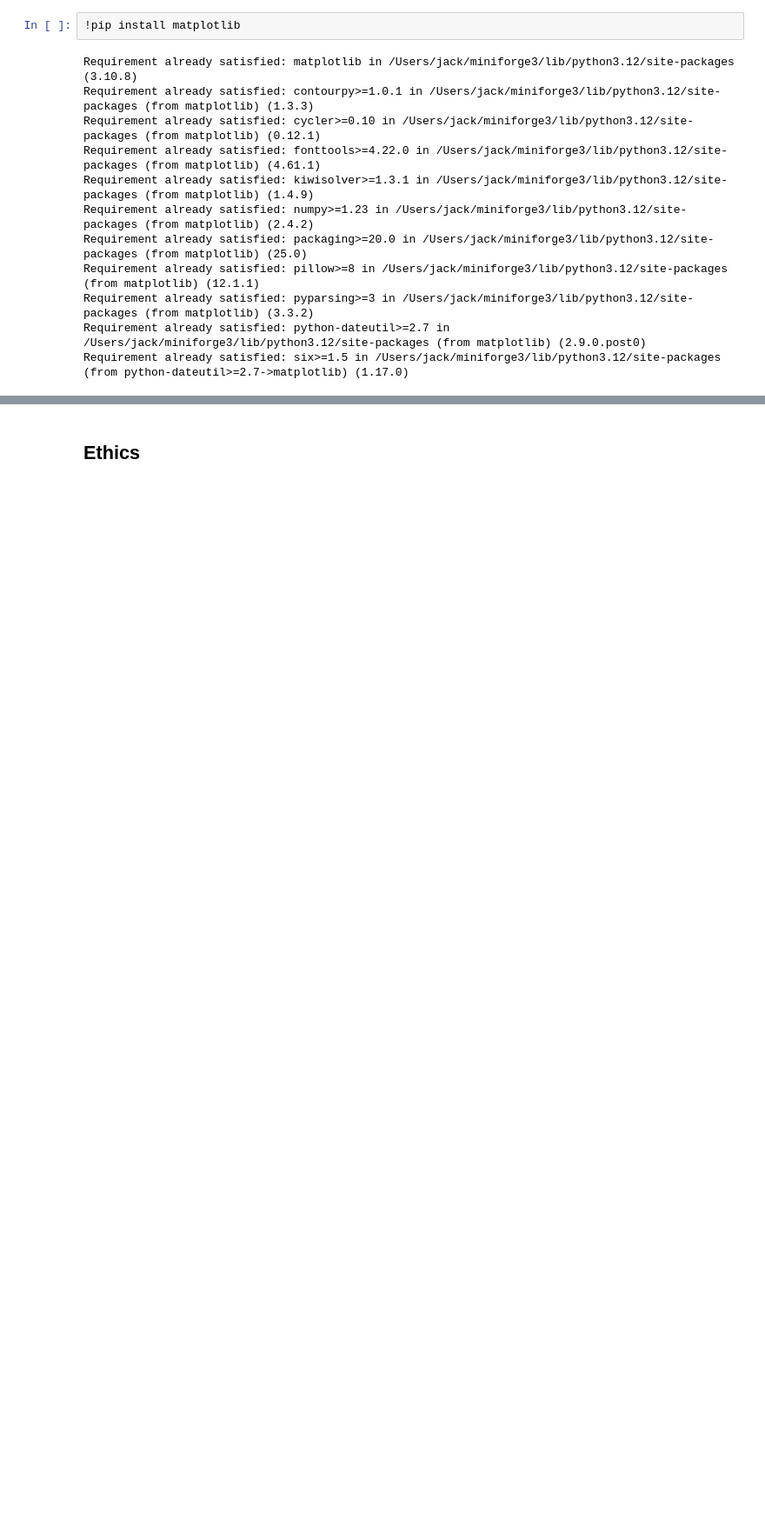
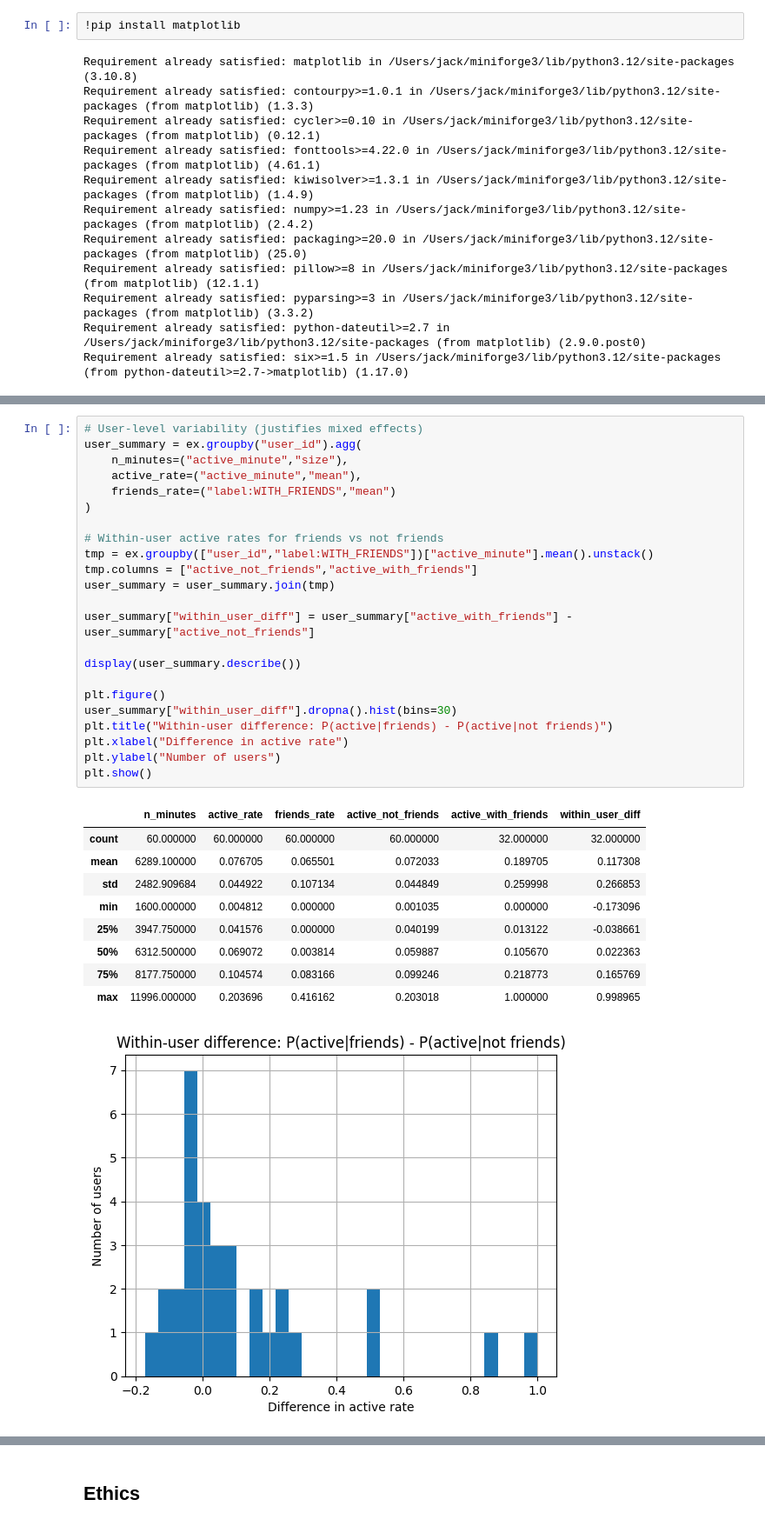
Before and after one commit to COGS108/Group033_WI26, a Jupyter notebook: 02-EDACheckpoint.ipynb, the cells around one changed output, grey strips where cells are left out. Shown at 87% size. Saved outputs shown, nothing was run; the diff lists cells and outputs as text; blank space fills up the shorter version.

```diff
--- a/02-EDACheckpoint.ipynb
+++ b/02-EDACheckpoint.ipynb
@@ -510 +676,35 @@ print(ex.shape, temp.shape, holi.shape)
+# %%
+# User-level variability (justifies mixed effects)
+user_summary = ex.groupby("user_id").agg(
+    n_minutes=("active_minute","size"),
+    active_rate=("active_minute","mean"),
+    friends_rate=("label:WITH_FRIENDS","mean")
+)
+
+# Within-user active rates for friends vs not friends
+tmp = ex.groupby(["user_id","label:WITH_FRIENDS"])["active_minute"].mean().unstack()
+tmp.columns = ["active_not_friends","active_with_friends"]
+user_summary = user_summary.join(tmp)
+
+user_summary["within_user_diff"] = user_summary["active_with_friends"] - user_summary["active_not_friends"]
+
+display(user_summary.describe())
+
+plt.figure()
+user_summary["within_user_diff"].dropna().hist(bins=30)
+plt.title("Within-user difference: P(active|friends) - P(active|not friends)")
+plt.xlabel("Difference in active rate")
+plt.ylabel("Number of users")
+plt.show()
+# %% [output]
+|  | n_minutes | active_rate | friends_rate | active_not_friends | active_with_friends | within_user_diff |
+| count | 60.000000 | 60.000000 | 60.000000 | 60.000000 | 32.000000 | 32.000000 |
+| mean | 6289.100000 | 0.076705 | 0.065501 | 0.072033 | 0.189705 | 0.117308 |
+| std | 2482.909684 | 0.044922 | 0.107134 | 0.044849 | 0.259998 | 0.266853 |
+| min | 1600.000000 | 0.004812 | 0.000000 | 0.001035 | 0.000000 | -0.173096 |
+| 25% | 3947.750000 | 0.041576 | 0.000000 | 0.040199 | 0.013122 | -0.038661 |
+| 50% | 6312.500000 | 0.069072 | 0.003814 | 0.059887 | 0.105670 | 0.022363 |
+| 75% | 8177.750000 | 0.104574 | 0.083166 | 0.099246 | 0.218773 | 0.165769 |
+| max | 11996.000000 | 0.203696 | 0.416162 | 0.203018 | 1.000000 | 0.998965 |
+[figure, added]
 # %% [markdown]
```
Also changed, not shown: parts of 17 cells of this notebook.
